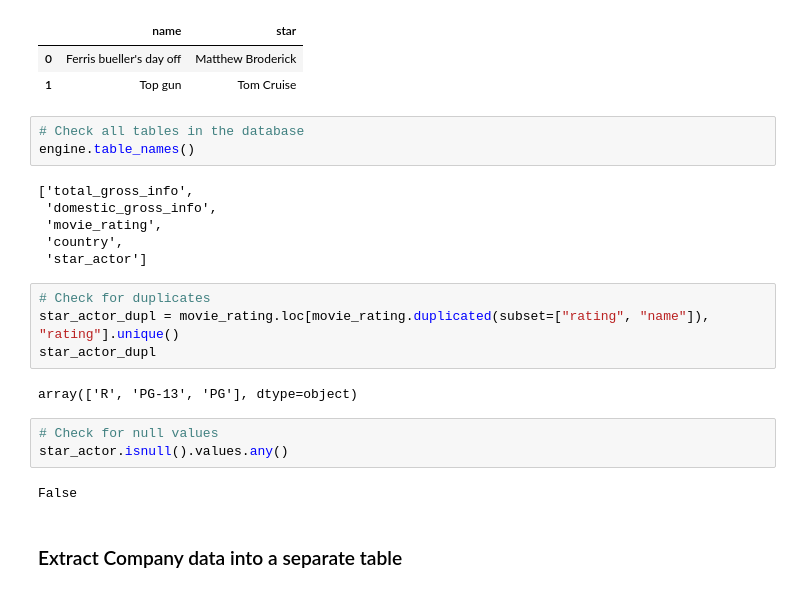
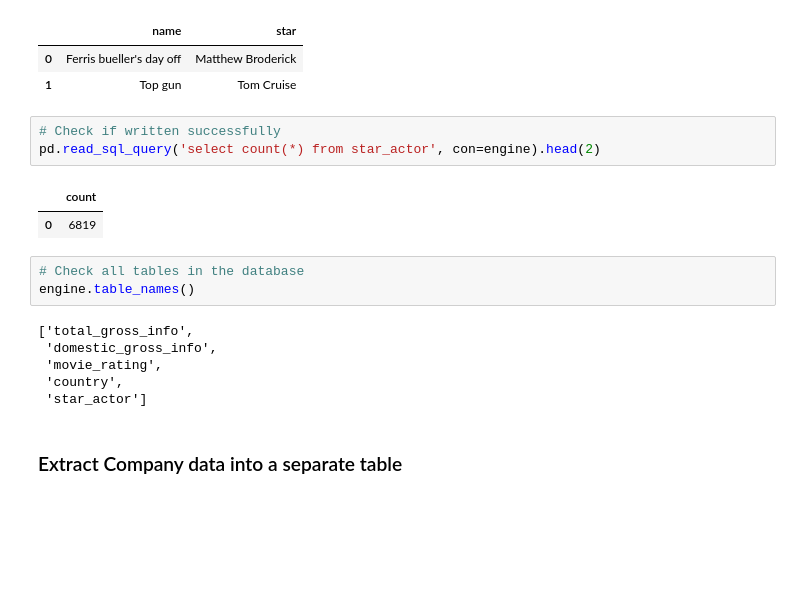
Before and after one commit to IrinaUX/Group7-ETL-Project, a Jupyter notebook: scrape_clean.ipynb, the cells around one changed output. Saved outputs shown, nothing was run; the diff lists cells and outputs as text; blank space fills up the shorter version.

```diff
--- a/scrape_clean.ipynb
+++ b/scrape_clean.ipynb
@@ -530,6 +525,12 @@ pd.read_sql_query('select * from star_actor', con=engine).head(2)
 |  | name | star |
 | 0 | Ferris bueller's day off | Matthew Broderick |
 | 1 | Top gun | Tom Cruise |
+# %%
+# Check if written successfully
+pd.read_sql_query('select count(*) from star_actor', con=engine).head(2)
+# %% [output]
+|  | count |
+| 0 | 6819 |
 # %%
 # Check all tables in the database
 engine.table_names()
@@ -539,17 +540,6 @@ engine.table_names()
  'movie_rating',
  'country',
  'star_actor']
-# %%
-# Check for duplicates
-star_actor_dupl = movie_rating.loc[movie_rating.duplicated(subset=["rating", "name"]), "rating"].unique()
-star_actor_dupl
-# %% [output]
-array(['R', 'PG-13', 'PG'], dtype=object)
-# %%
-# Check for null values
-star_actor.isnull().values.any()
-# %% [output]
-False
 # %% [markdown]
 ### Extract Company data into a separate table
 # %%
```
Also changed, not shown: parts of 19 cells of this notebook.
